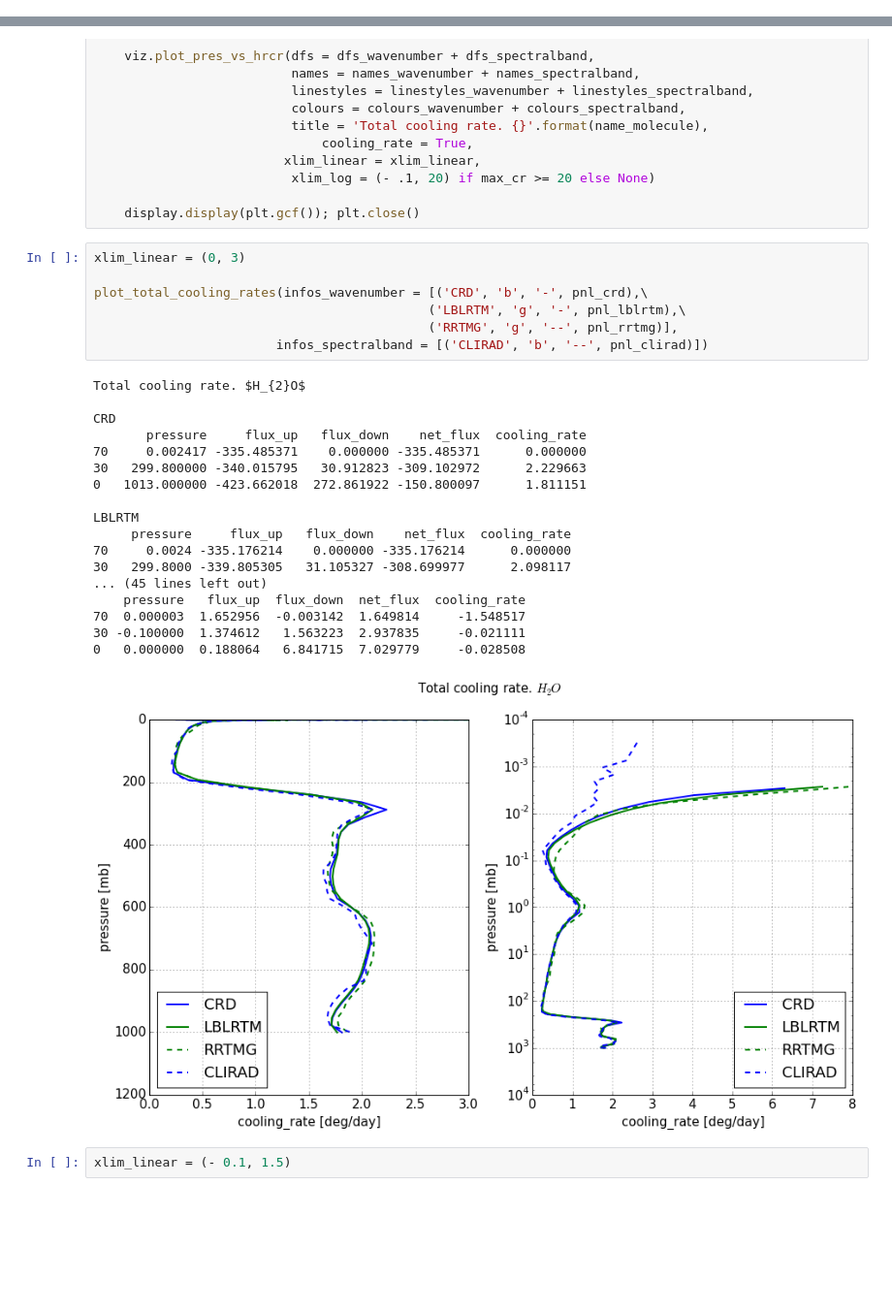
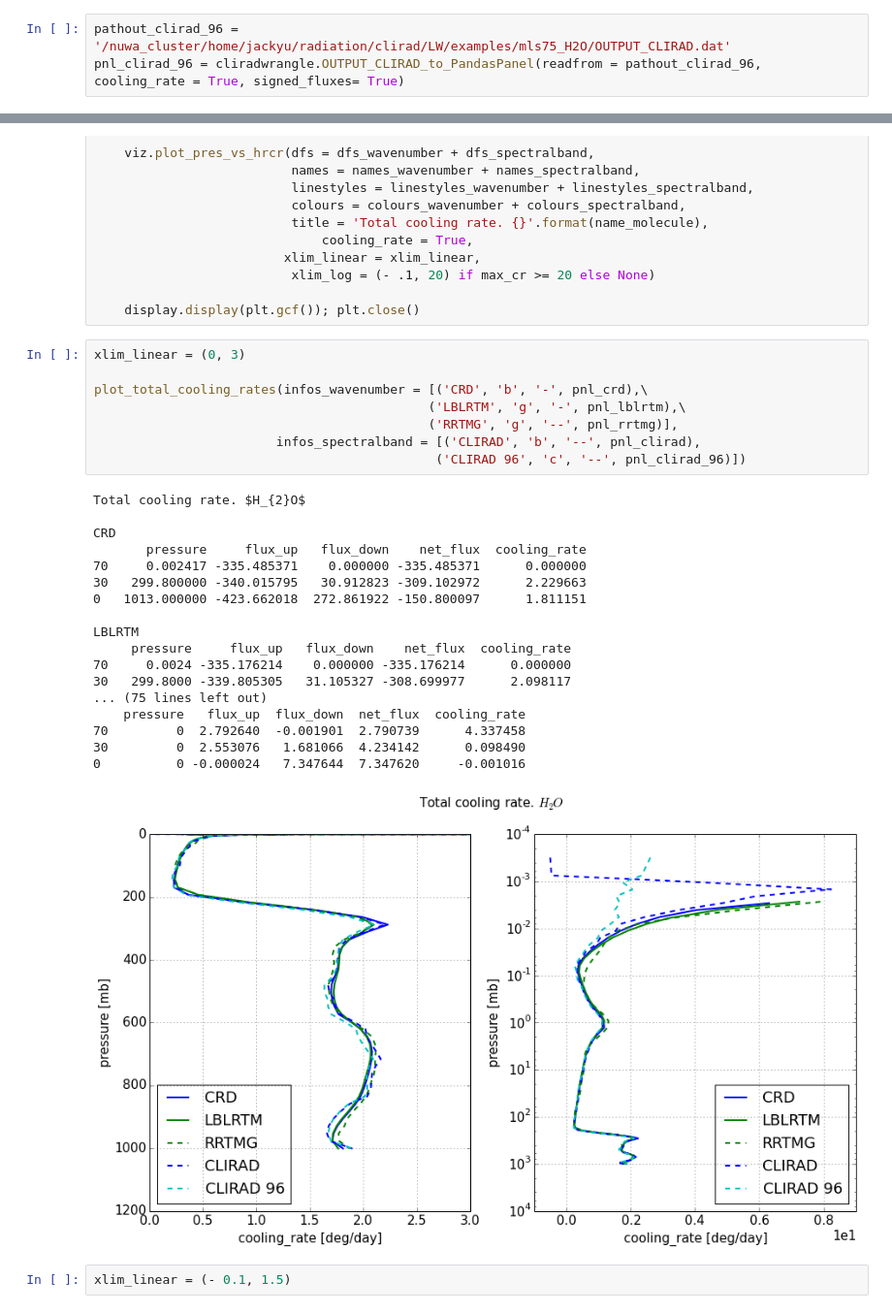
Before and after one commit to qAp/offline_radiation_notebooks, a Jupyter notebook: longwave_mls_H2O.ipynb, the cells around one changed output, grey strips where cells are left out. Shown at 97% size. Drawn from its saved outputs; the diff is of its cells as text; blank space fills up the shorter version.

```diff
--- a/longwave_mls_H2O.ipynb
+++ b/longwave_mls_H2O.ipynb
@@ -53,6 +53,9 @@ pnl_crd1 = aerutils.OUTPUT_RADSUM_to_pandasPanel(readfrom = pathout_crd1, coolin
 # Read OUTPUT_CLIRAD.dat
 pathout_clirad = '/nuwa_cluster/home/jackyu/radiation/clirad/LW/examples/mls75_H2O_H2012/OUTPUT_CLIRAD.dat'
 pnl_clirad = cliradwrangle.OUTPUT_CLIRAD_to_PandasPanel(readfrom = pathout_clirad, cooling_rate = True, signed_fluxes= True)
+# %%
+pathout_clirad_96 = '/nuwa_cluster/home/jackyu/radiation/clirad/LW/examples/mls75_H2O/OUTPUT_CLIRAD.dat'
+pnl_clirad_96 = cliradwrangle.OUTPUT_CLIRAD_to_PandasPanel(readfrom = pathout_clirad_96, cooling_rate = True, signed_fluxes= True)
 # %%
 # prepare results Hitran 2012 updated version
 def path_cliradlw_h2012():
@@ -124,29 +127,30 @@ def plot_total_cooling_rates(infos_wavenumber = None, infos_spectralband = None)
 # %%
 xlim_linear = (0, 3)
 
 plot_total_cooling_rates(infos_wavenumber = [('CRD', 'b', '-', pnl_crd),\
                                             ('LBLRTM', 'g', '-', pnl_lblrtm),\
                                             ('RRTMG', 'g', '--', pnl_rrtmg)],
-                        infos_spectralband = [('CLIRAD', 'b', '--', pnl_clirad)])
+                        infos_spectralband = [('CLIRAD', 'b', '--', pnl_clirad),
+                                             ('CLIRAD 96', 'c', '--', pnl_clirad_96)])
 # %% [output]
 Total cooling rate. $H_{2}O$
 
 CRD
        pressure     flux_up   flux_down    net_flux  cooling_rate
 70     0.002417 -335.485371    0.000000 -335.485371      0.000000
 30   299.800000 -340.015795   30.912823 -309.102972      2.229663
 0   1013.000000 -423.662018  272.861922 -150.800097      1.811151
 
 LBLRTM
      pressure     flux_up   flux_down    net_flux  cooling_rate
 70     0.0024 -335.176214    0.000000 -335.176214      0.000000
 30   299.8000 -339.805305   31.105327 -308.699977      2.098117
-... (45 lines left out)
+... (75 lines left out)
     pressure   flux_up  flux_down  net_flux  cooling_rate
-70  0.000003  1.652956  -0.003142  1.649814     -1.548517
-30 -0.100000  1.374612   1.563223  2.937835     -0.021111
-0   0.000000  0.188064   6.841715  7.029779     -0.028508
+70         0  2.792640  -0.001901  2.790739      4.337458
+30         0  2.553076   1.681066  4.234142      0.098490
+0          0 -0.000024   7.347644  7.347620     -0.001016
-[figure, old version]
+[figure, new version]
 # %%
 xlim_linear = (- 0.1, 1.5)
 # %% [markdown]
```
Also changed, not shown: parts of 1 cell of this notebook, 1 other file.
